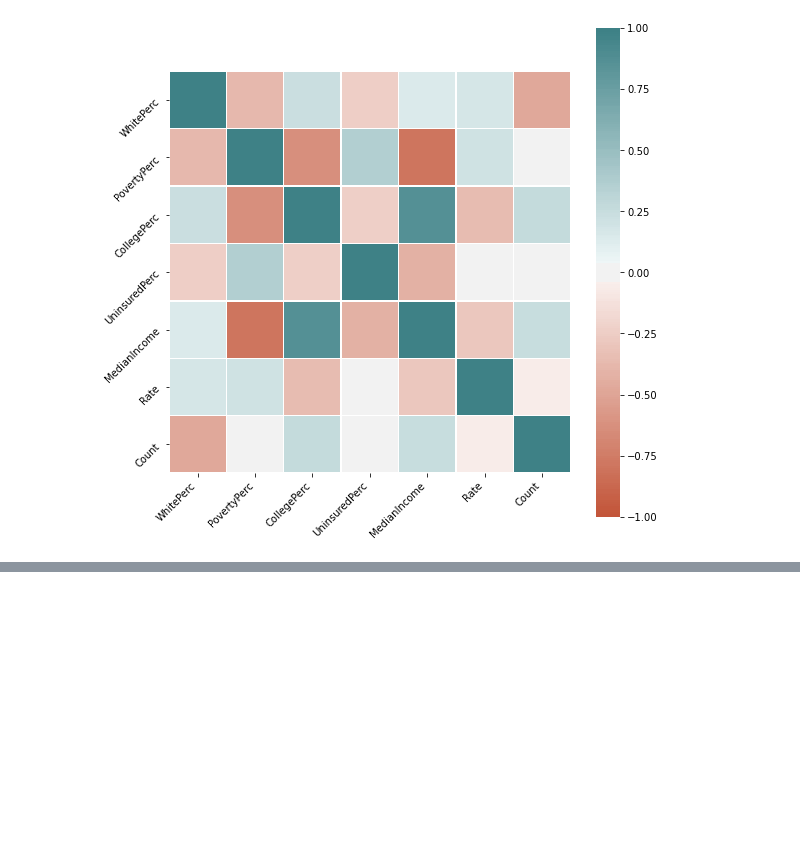
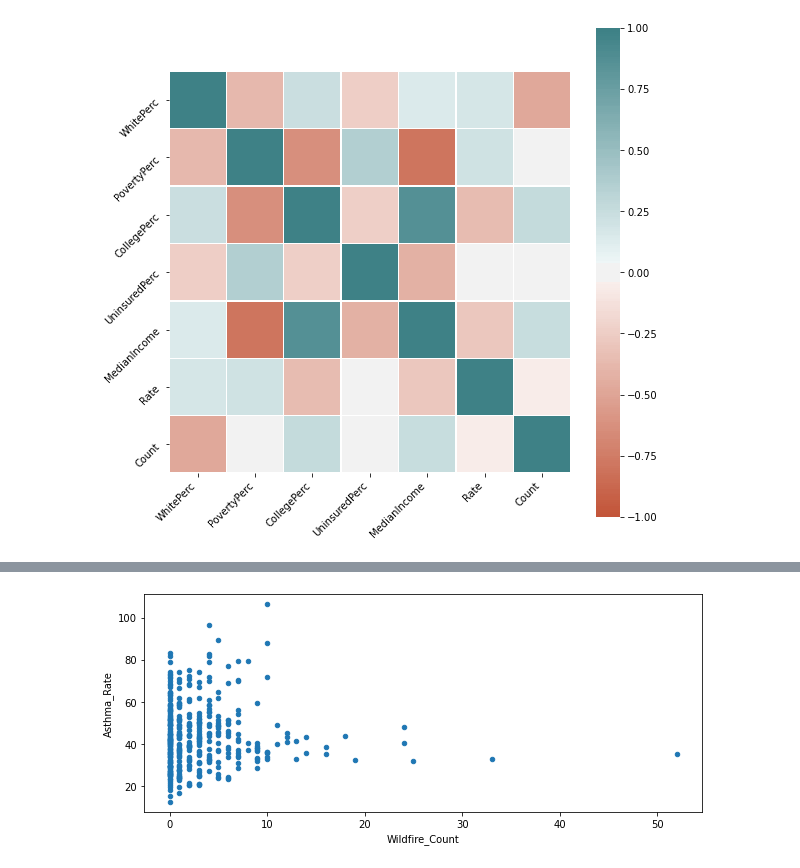
Before and after one commit to joelbray/team-103-project, a Jupyter notebook: census_eda_plus_merged_table_eda.ipynb, the cells around one changed output, grey strips where cells are left out. Saved outputs shown, nothing was run; the diff lists cells and outputs as text; code cells hidden in the pictures; blank space fills up the shorter version.

```diff
--- a/census_eda.ipynb
+++ b/census_eda_plus_merged_table_eda.ipynb
@@ -8,6 +8,8 @@ from siuba import _, select, rename, mutate, group_by, arrange, filter, summariz
 df = pd.read_csv('cleaned_data/census_demographics.csv')
 # %%
 df_health = pd.read_csv('cleaned_data/asthma_clean_file.csv')
+# %%
+df_complete = pd.read_csv('cleaned_data/complete_merged_table.csv')
 # %%
 df.info()
 # %% [output]
@@ -142,0 +188,4 @@ ax.set_yticklabels(
+# %%
+_ = df_complete.plot(x="Wildfire_Count",y="Asthma_Rate",kind="scatter", figsize = (10,4))
+# %% [output]
+[figure, added]
```
Also changed, not shown: parts of 10 cells of this notebook, 1 other file.
